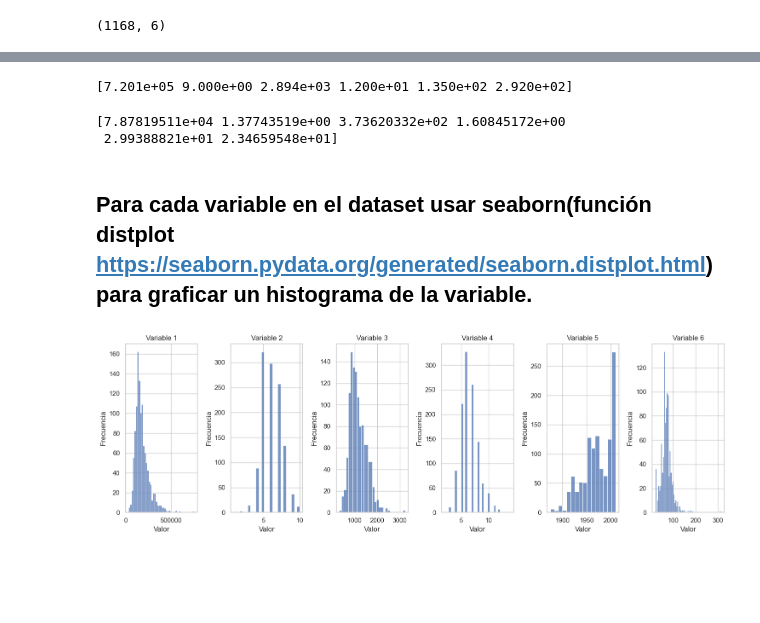
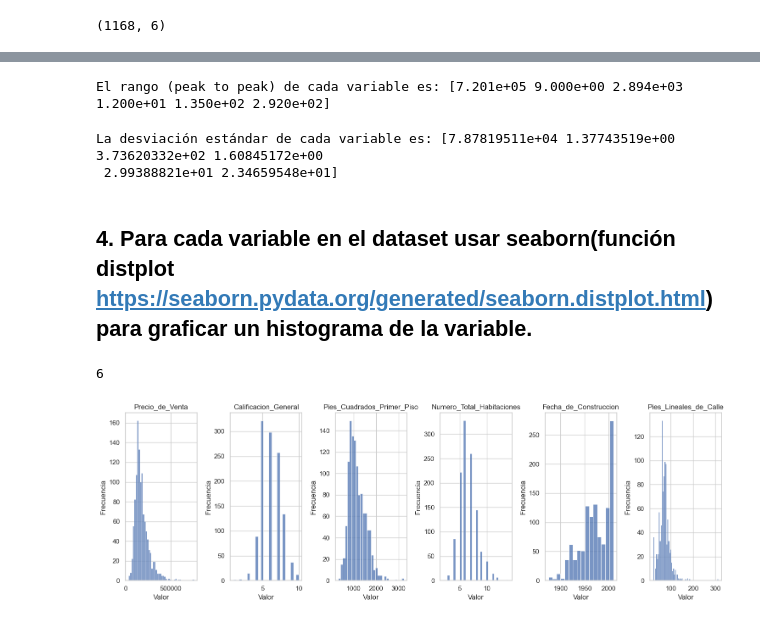
Before and after one commit to luistunag/Tareas-curso-Ciencia-de-datos-en-Python, a Jupyter notebook: 22003085_LuisTun_Proyecto1.ipynb, the cells around one changed output, grey strips where cells are left out. Cells and saved outputs as stored; diff of their text form; code cells hidden in the pictures; blank space fills up the shorter version.

```diff
--- a/22003085_LuisTun_Proyecto1.ipynb
+++ b/22003085_LuisTun_Proyecto1.ipynb
@@ -111,39 +111,46 @@ print(minimo_por_variable)
 rango_por_variable = np.nanmax(set_de_entrenamiento, axis=0) - np.nanmin(set_de_entrenamiento, axis=0)
 # %%
 # Visualizando el rango (peak to peak) por variable
-print(rango_por_variable)
+print(f"El rango (peak to peak) de cada variable es: {rango_por_variable}")
 # %% [output]
-[7.201e+05 9.000e+00 2.894e+03 1.200e+01 1.350e+02 2.920e+02]
+El rango (peak to peak) de cada variable es: [7.201e+05 9.000e+00 2.894e+03 1.200e+01 1.350e+02 2.920e+02]
 # %%
 # Calcula la desviación estándar de cada variable
 desviacion_estandar_por_variable = np.nanstd(set_de_entrenamiento, axis=0)
 # %%
 # Visualizando la desviación estándar por variable
-print(desviacion_estandar_por_variable)
+print(f"La desviación estándar de cada variable es: {desviacion_estandar_por_variable}")
 # %% [output]
-[7.87819511e+04 1.37743519e+00 3.73620332e+02 1.60845172e+00
+La desviación estándar de cada variable es: [7.87819511e+04 1.37743519e+00 3.73620332e+02 1.60845172e+00
  2.99388821e+01 2.34659548e+01]
 # %% [markdown]
-## Para cada variable en el dataset usar seaborn(función distplot https://seaborn.pydata.org/generated/seaborn.distplot.html) para graficar un histograma de la variable.
+## 4. Para cada variable en el dataset usar seaborn(función distplot https://seaborn.pydata.org/generated/seaborn.distplot.html) para graficar un histograma de la variable.
+# %%
+set_de_entrenamiento.shape[1]
+# %% [output]
+6
 # %%
 # Configura el estilo de las gráficas
 sns.set(style="whitegrid")
 
 # Crea subgráficas para cada variable
 fig, axes = plt.subplots(nrows=1, ncols=set_de_entrenamiento.shape[1], figsize=(15, 5))
 
+# Lista con nombre de cada variable
+nombres_variables = ['Precio_de_Venta', 'Calificacion_General', 'Pies_Cuadrados_Primer_Piso', 'Numero_Total_Habitaciones', 'Fecha_de_Construccion', 'Pies_Lineales_de_Calle']
+
 # Itera sobre cada columna (variable) del conjunto de entrenamiento
 for columna, ax in enumerate(axes):
     variable_actual = set_de_entrenamiento[:, columna]
 
     # Utiliza histplot para crear un histograma de la variable actual
     sns.histplot(variable_actual, kde=False, ax=ax)
-    ax.set(title=f'Variable {columna + 1}', xlabel='Valor', ylabel='Frecuencia')
+    ax.set(title=nombres_variables[columna], xlabel='Valor', ylabel='Frecuencia')
 
 # Ajusta el diseño de las subgráficas
 plt.tight_layout()
 
 # Muestra la gráfica
 plt.show()
 # %% [output]
-[figure, old version]
+[figure, new version]
```
Also changed, not shown: parts of 14 cells of this notebook.
